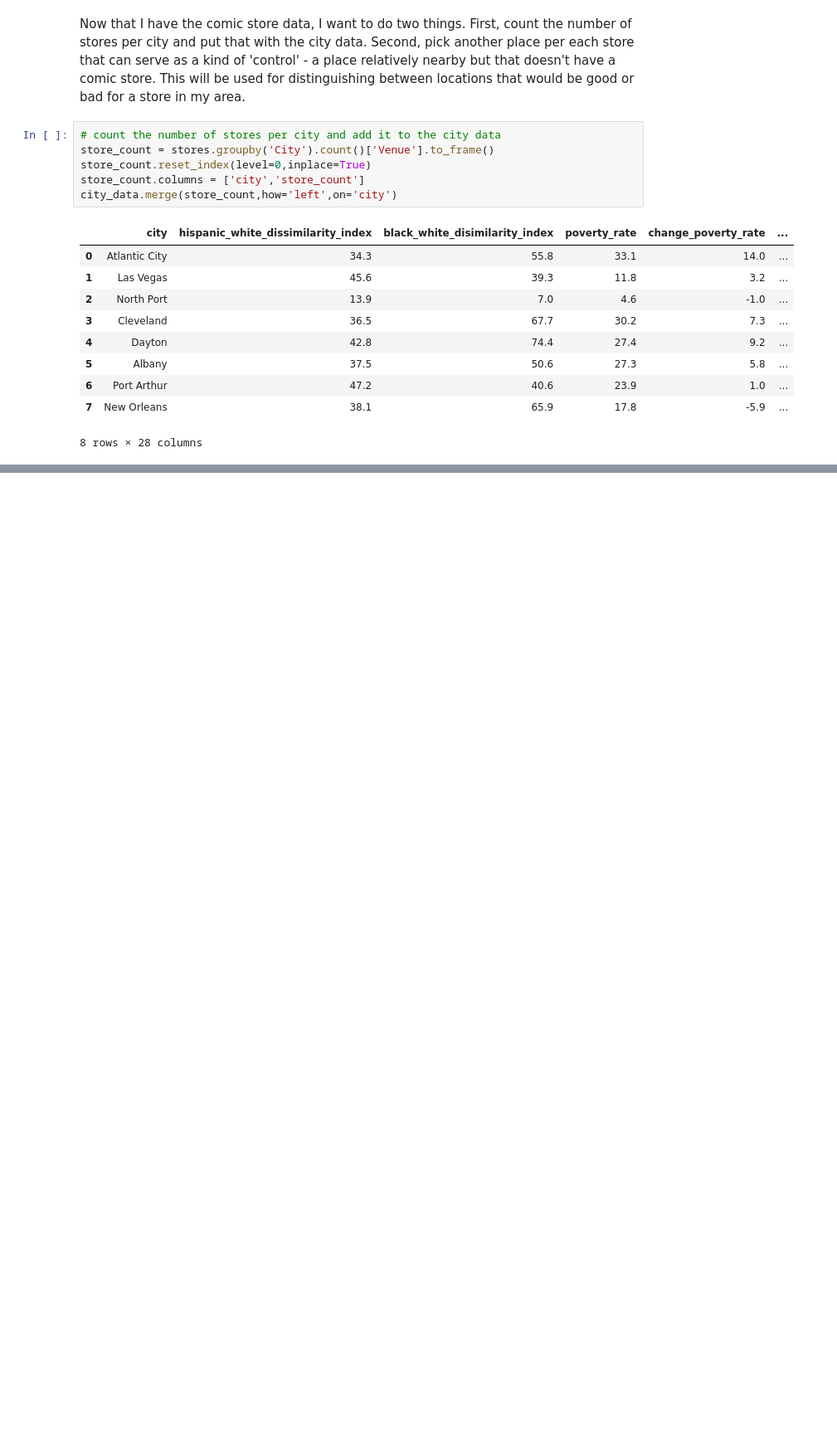
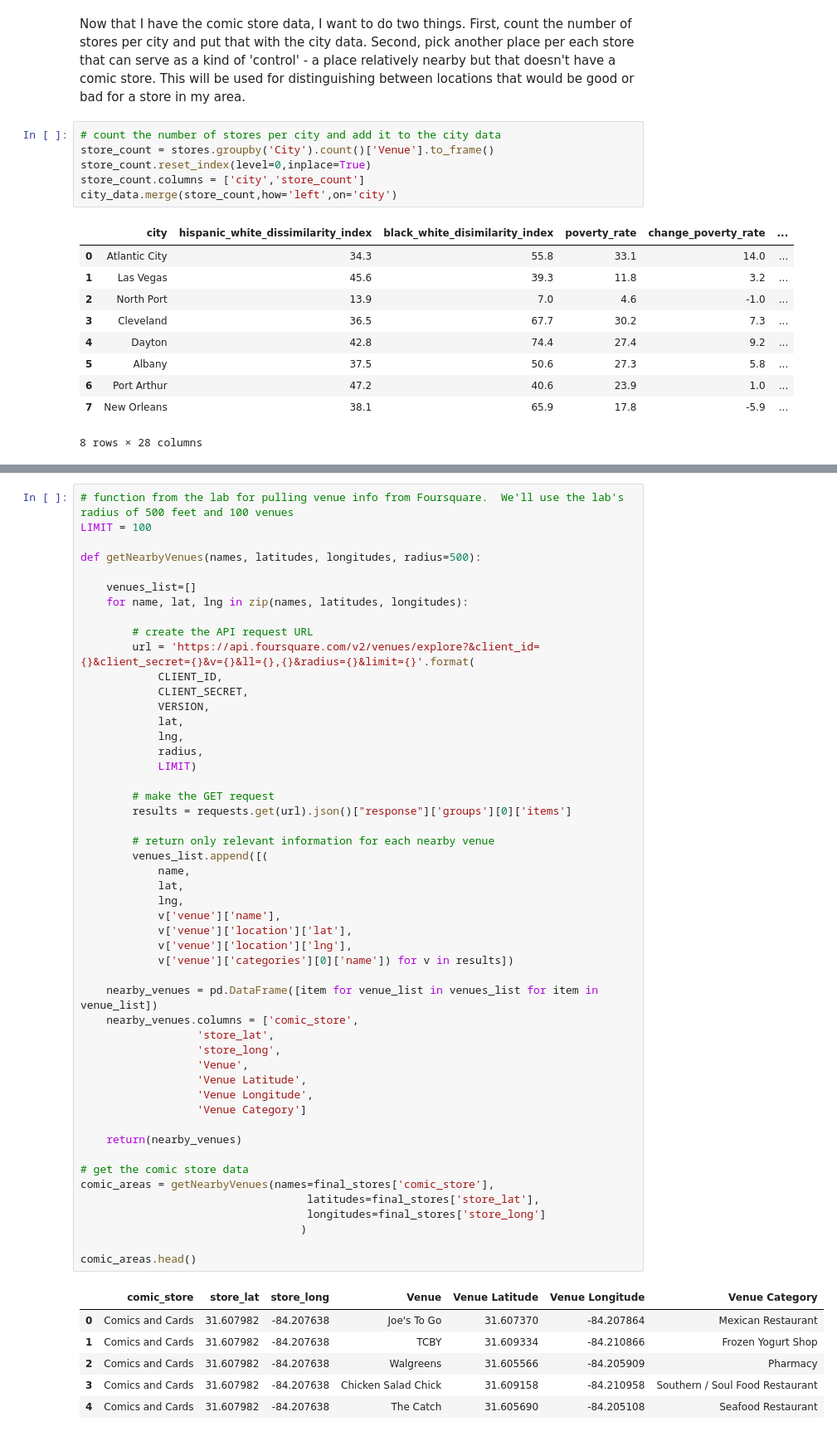
Before and after one commit to akonkel/Coursera_Capstone, a Jupyter notebook: capstone_notebook.ipynb, the cells around one changed output, grey strips where cells are left out. Shown at 83% size. Saved outputs shown, nothing was run; the diff lists cells and outputs as text; blank space fills up the shorter version.

```diff
--- a/capstone_notebook.ipynb
+++ b/capstone_notebook.ipynb
@@ -198,0 +223,57 @@ city_data.merge(store_count,how='left',on='city')
+# %%
+# function from the lab for pulling venue info from Foursquare.  We'll use the lab's radius of 500 feet and 100 venues
+LIMIT = 100
+
+def getNearbyVenues(names, latitudes, longitudes, radius=500):
+
+    venues_list=[]
+    for name, lat, lng in zip(names, latitudes, longitudes):
+
+        # create the API request URL
+        url = 'https://api.foursquare.com/v2/venues/explore?&client_id={}&client_secret={}&v={}&ll={},{}&radius={}&limit={}'.format(
+            CLIENT_ID,
+            CLIENT_SECRET,
+            VERSION,
+            lat,
+            lng,
+            radius,
+            LIMIT)
+
+        # make the GET request
+        results = requests.get(url).json()["response"]['groups'][0]['items']
+
+        # return only relevant information for each nearby venue
+        venues_list.append([(
+            name,
+            lat,
+            lng,
+            v['venue']['name'],
+            v['venue']['location']['lat'],
+            v['venue']['location']['lng'],
+            v['venue']['categories'][0]['name']) for v in results])
+
+    nearby_venues = pd.DataFrame([item for venue_list in venues_list for item in venue_list])
+    nearby_venues.columns = ['comic_store',
+                  'store_lat',
+                  'store_long',
+                  'Venue',
+                  'Venue Latitude',
+                  'Venue Longitude',
+                  'Venue Category']
+
+    return(nearby_venues)
+
+# get the comic store data
+comic_areas = getNearbyVenues(names=final_stores['comic_store'],
+                                   latitudes=final_stores['store_lat'],
+                                   longitudes=final_stores['store_long']
+                                  )
+
+comic_areas.head()
+# %% [output]
+|  | comic_store | store_lat | store_long | Venue | Venue Latitude | Venue Longitude | Venue Category |
+| 0 | Comics and Cards | 31.607982 | -84.207638 | Joe's To Go | 31.607370 | -84.207864 | Mexican Restaurant |
+| 1 | Comics and Cards | 31.607982 | -84.207638 | TCBY | 31.609334 | -84.210866 | Frozen Yogurt Shop |
+| 2 | Comics and Cards | 31.607982 | -84.207638 | Walgreens | 31.605566 | -84.205909 | Pharmacy |
+| 3 | Comics and Cards | 31.607982 | -84.207638 | Chicken Salad Chick | 31.609158 | -84.210958 | Southern / Soul Food Restaurant |
+| 4 | Comics and Cards | 31.607982 | -84.207638 | The Catch | 31.605690 | -84.205108 | Seafood Restaurant |
```
Also changed, not shown: parts of 15 cells of this notebook.
